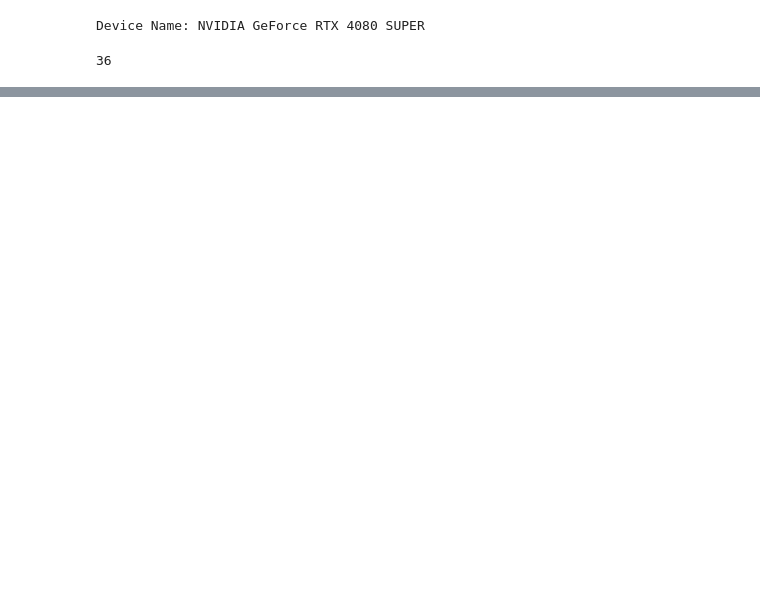
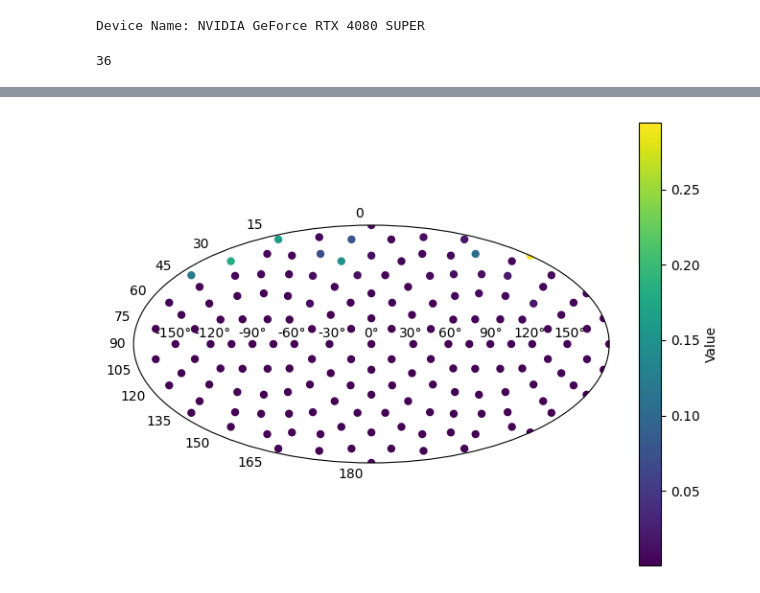
Before and after one commit to Amitmils/AmbisonicUpscaling, a Jupyter notebook: Run_Pipeline.ipynb, the cells around one changed output, grey strips where cells are left out. Saved outputs shown, nothing was run; the diff lists cells and outputs as text; code cells hidden in the pictures; blank space fills up the shorter version.

```diff
--- a/Run_Pipeline.ipynb
+++ b/Run_Pipeline.ipynb
@@ -150,0 +282,14 @@ Upscaled Loss : tensor([-7.9036], device='cuda:0')
+# %%
+s_t,lagarange = None,None #pipeline.du_opt.get_current_state()
+
+with torch.no_grad():
+    pipeline.run_optimizer(
+    from_iter=first_iter,
+    to_iter=first_iter + num_iters,
+    low_order_stft=low_order_anmt.unsqueeze(0),
+    high_order_stft=high_order_anmt.unsqueeze(0),
+    progress_per_iter=True,
+    disable_tqdm=True,
+    init_lagrange=lagarange.detach().clone() if lagarange is not None else None,
+    init_st=s_t.detach().clone() if s_t is not None else None,
+)
@@ -150,0 +373,12 @@ Upscaled Loss : tensor([-7.9036], device='cuda:0')
+# %%
+with torch.no_grad():
+    pipeline.run_optimizer(
+    from_iter=first_iter,
+    to_iter=first_iter + num_iters,
+    low_order_stft=low_order_anmt.unsqueeze(0),
+    high_order_stft=high_order_anmt.unsqueeze(0),
+    progress_per_iter=True,
+    disable_tqdm=False,
+    init_lagrange=None, #lagarange.detach().clone() if lagarange is not None else None,
+    init_st=None #s_t.detach().clone() if s_t is not None else None,
+)
@@ -152,0 +391,4 @@ s_t,lagarange = pipeline.classic_opt.get_current_state()
+# %%
+pipeline.plot_dict(pipeline.du_opt.get_current_state()[0][0],index=200)
+# %% [output]
+[figure, added]
```
Also changed, not shown: parts of 29 cells of this notebook, 6 other files.
